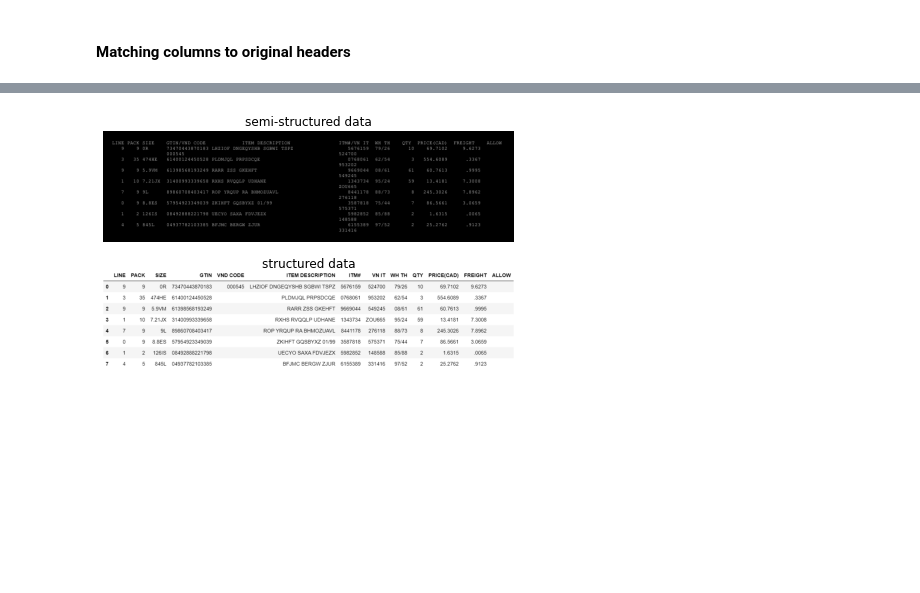
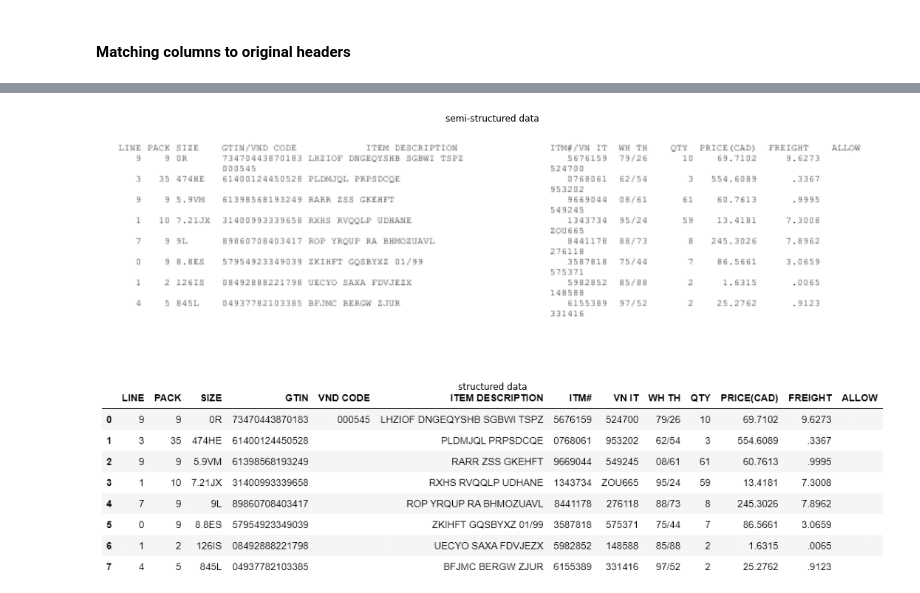
Before and after one commit to woldemarg/unstructured_data_post, a Jupyter notebook: main.ipynb, the cells around one changed output, grey strips where cells are left out. Saved outputs shown, nothing was run; the diff lists cells and outputs as text; code cells hidden in the pictures; blank space fills up the shorter version.

```diff
--- a/main.ipynb
+++ b/main.ipynb
@@ -193,7 +195,7 @@ df_mtx_w_dividers = df_mtx.copy()
 df_mtx_w_dividers.loc[:, column_dividers] = (df_mtx_w_dividers[column_dividers]
                                              .replace({' ': '\u2022'}))
 
-fig, ax = plt.subplots(2, 1)
+fig, ax = plt.subplots(2, 1, figsize=(15, 10))
 titles = ['char matrix ...', '... with rightmost column dividers']
 for i, img in enumerate([make_df_image(d, max_cols=60)
                          for d in [df_mtx, df_mtx_w_dividers]]):
@@ -265,0 +258,9 @@ fig.tight_layout()
+# %%
+fig, ax = plt.subplots(2, 1, figsize=(15, 10))
+titles = ['original layout', 'flatten layout']
+for i, img in enumerate(map(make_df_image, [table_rows, all_rows])):
+    ax[i].axis("off")
+    ax[i].set_adjustable("box")
+    ax[i].title.set_text(titles[i])
+    ax[i].imshow(img)
+fig.tight_layout()
@@ -270,12 +273,14 @@ Have you noticed how naturally and consistently our table got doubling headers f
 # %%
 def add_postfix_after(in_list):
-    ''' Rename duplicates in a given list.
+    """Rename duplicates in a given list.
+
     in:
         print(add_postfix_after([0, 1, 2, 2, 3, 3, 3, 4, 5, 6, 6]))
     out:
         ['0', '1', '2', '2_1', '3', '3_1', '3_2', '4', '5', '6', '6_1']
     Needed to further compare list of columns with added ones to the
-    index of original columns '''
+    index of original columns.
+    """
     out_list = []
     x = 0
     while x < len(in_list) - 1:
@@ -361,20 +350,14 @@ def concat_cols_on_condition(table, filter_func, iterable=None):
+# %%
+all_rows.columns = column_names[all_rows.columns]
 # %%
-final_table = concat_cols_on_condition(table=all_rows,
-                                       iterable=column_names.index,
-                                       filter_func=lambda iterable, element:
-                                           str(element) not in iterable)
-
-final_table.columns = column_names[final_table.columns]
-
-
-fig, ax = plt.subplots(2, 1)
+fig, ax = plt.subplots(2, 1, figsize=(15, 10))
 titles = ['semi-structured data', 'structured data']
 for i, img in enumerate([make_lines_image(pdfminer_lines),
-                         make_df_image(final_table)]):
+                         make_df_image(all_rows)]):
     ax[i].axis("off")
     ax[i].set_adjustable("box")
     ax[i].title.set_text(titles[i])
     ax[i].imshow(img)
 fig.tight_layout()
 # %% [output]
-[figure, old version]
+[figure, new version]
```
Also changed, not shown: parts of 27 cells of this notebook, 2 other files.
